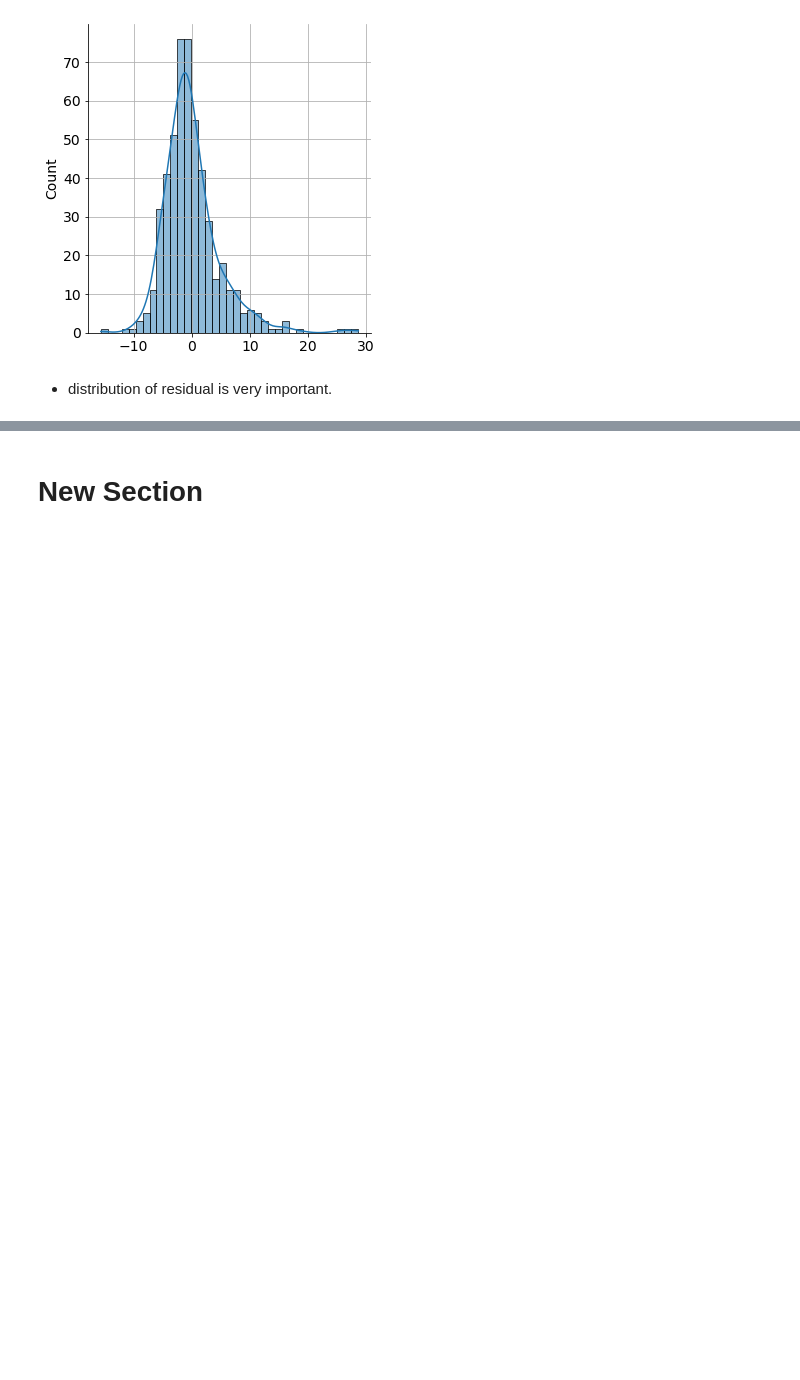
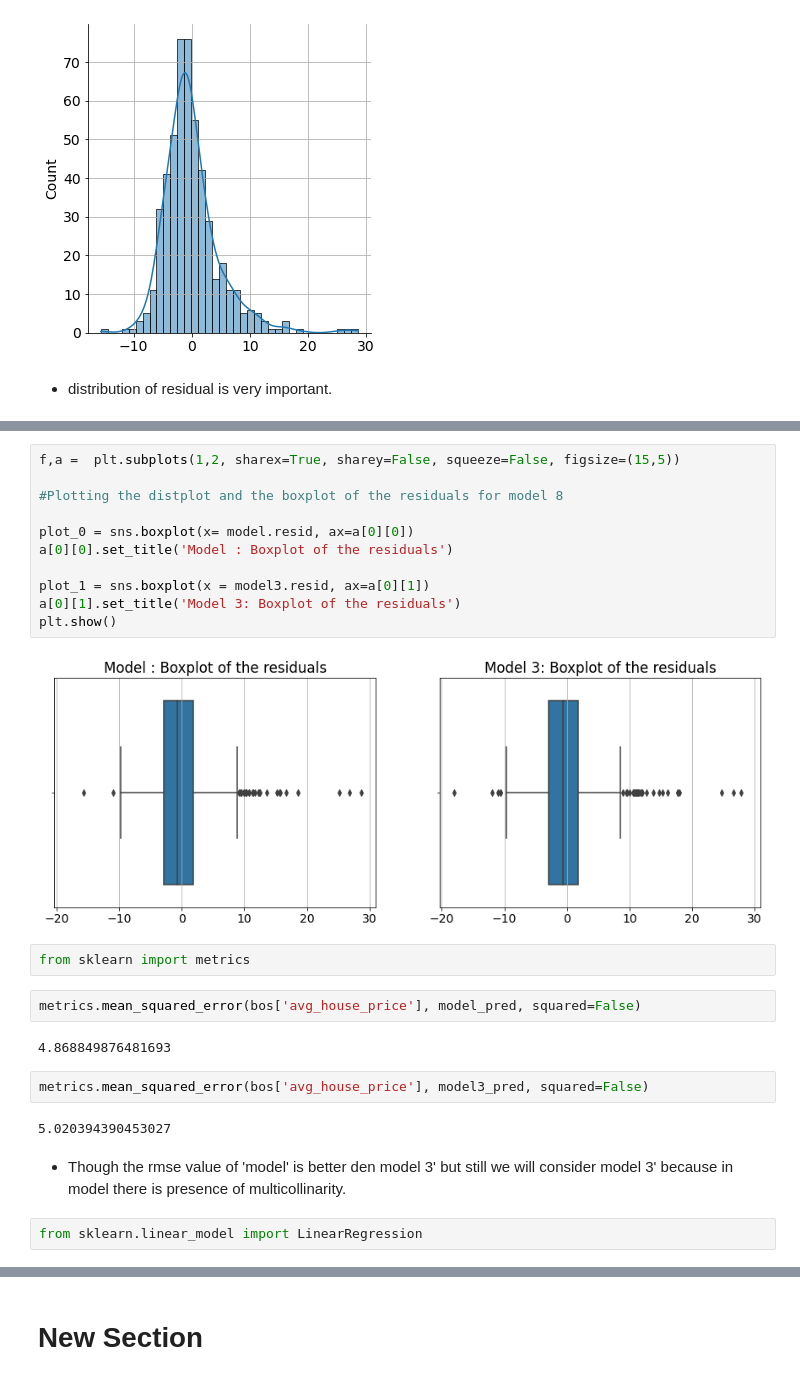
Before and after one commit to TanushreeBose26/data-projects, a Jupyter notebook: Boston_Housing.ipynb, the cells around one changed output, grey strips where cells are left out. Saved outputs shown, nothing was run; the diff lists cells and outputs as text; blank space fills up the shorter version.

```diff
--- a/Boston_Housing.ipynb
+++ b/Boston_Housing.ipynb
@@ -355,0 +578,27 @@ strong multicollinearity or other numerical problems.
+# %%
+f,a =  plt.subplots(1,2, sharex=True, sharey=False, squeeze=False, figsize=(15,5))
+
+#Plotting the distplot and the boxplot of the residuals for model 8
+
+plot_0 = sns.boxplot(x= model.resid, ax=a[0][0])
+a[0][0].set_title('Model : Boxplot of the residuals')
+
+plot_1 = sns.boxplot(x = model3.resid, ax=a[0][1])
+a[0][1].set_title('Model 3: Boxplot of the residuals')
+plt.show()
+# %% [output]
+[figure, added]
+# %%
+from sklearn import metrics
+# %%
+metrics.mean_squared_error(bos['avg_house_price'], model_pred, squared=False)
+# %% [output]
+4.868849876481693
+# %%
+metrics.mean_squared_error(bos['avg_house_price'], model3_pred, squared=False)
+# %% [output]
+5.020394390453027
+# %% [markdown]
+* Though the rmse value of 'model' is better den model 3' but still we will consider model 3' because in model there is presence of multicollinarity.
+# %%
+from sklearn.linear_model import LinearRegression
```
Also changed, not shown: parts of 32 cells of this notebook.
